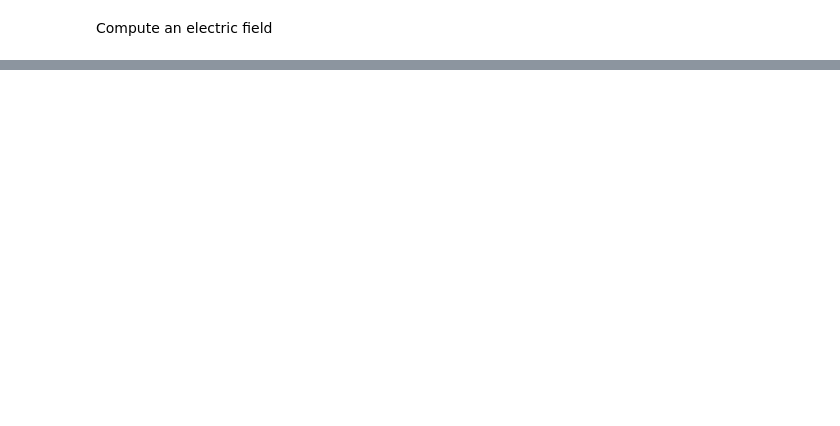
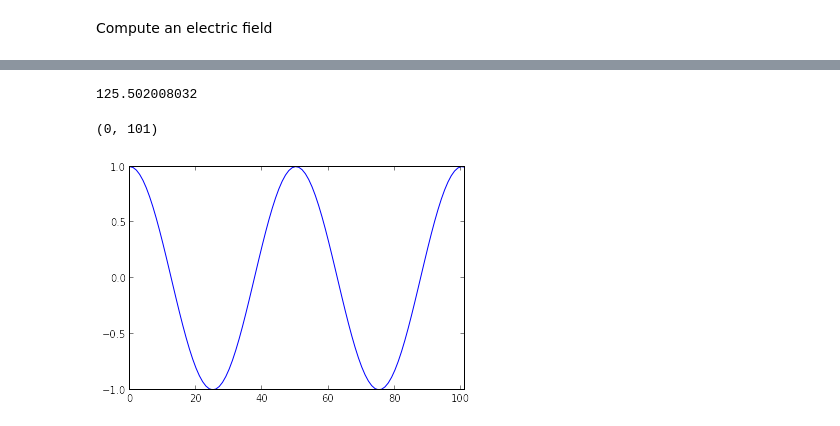
Before and after one commit to quantumfx/binary-lens, a Jupyter notebook: lens_simulation.ipynb, the cells around one changed output, grey strips where cells are left out. Drawn from its saved outputs; the diff is of its cells as text; code cells hidden in the pictures; blank space fills up the shorter version.

```diff
--- a/lens_simulation.ipynb
+++ b/lens_simulation.ipynb
@@ -88,11 +96,22 @@ plt.ylabel(r'$E$ (V/m)', fontsize=16)
 # %%
-#x should be in s
-R = 6.273 # pulsar-companion distance in s
+# x in the following functions should be in s
+
+p_phase = 1./(freq) # s, E field oscillation period
+R = 6.273 # s, pulsar-companion distance
+
 def tau_str(x):
     return 1e-5 #s
 def tau_geom(x):
     return x**2/(2*R)
 def tau_phase(x):
     return -tau_str(x) + tau_geom(x)
 def tau_group(x):
     return tau_str(x) + tau_geom(x)
+
+print n/(freq*p_spin**2)
+plt.plot(phase)
+plt.xlim(0,101)
+# %% [output]
+125.502008032
+(0, 101)
+[figure, added]
```
Also changed, not shown: parts of 5 cells of this notebook.
